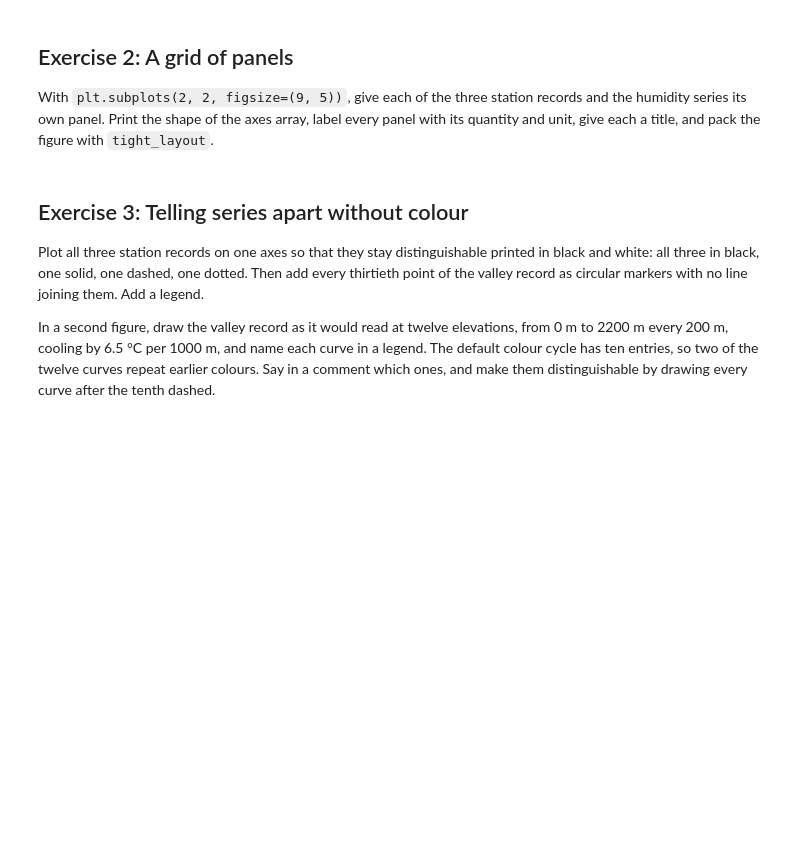
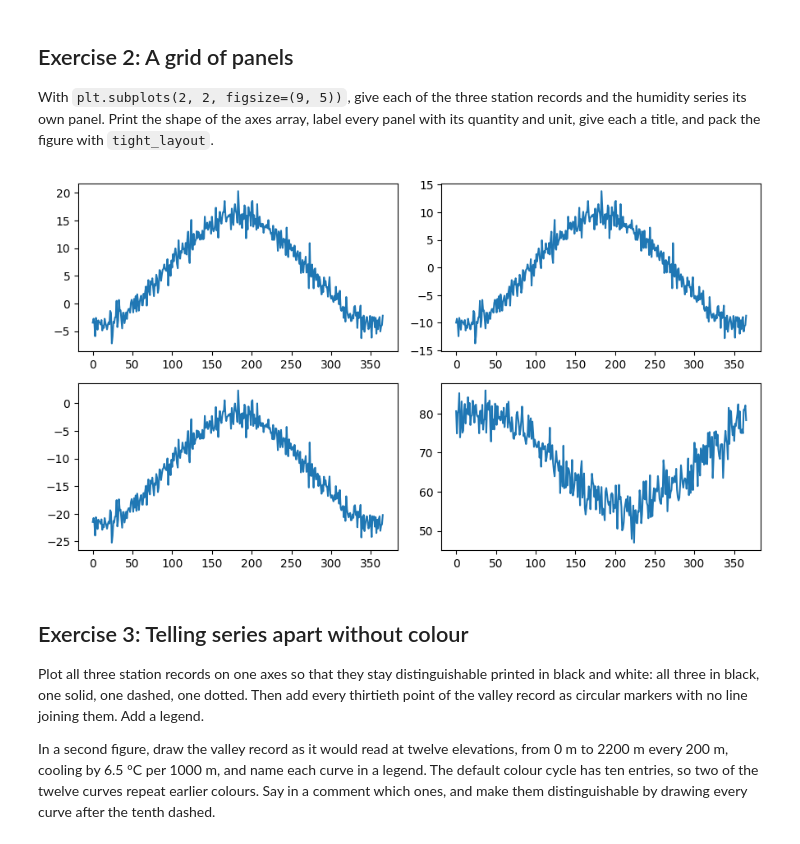
Before and after one commit to Lorena-garciamorais/2026_Intro_Python, a Jupyter notebook: live/part-I/1.4-matplotlib-and-xarray-exercises.ipynb, the cells around one changed output. Drawn from its saved outputs; the diff is of its cells as text; code cells hidden in the pictures; blank space fills up the shorter version.

```diff
--- a/live/part-I/1.4-matplotlib-and-xarray-exercises.ipynb
+++ b/live/part-I/1.4-matplotlib-and-xarray-exercises.ipynb
@@ -60,3 +68,24 @@ quantity and unit, give each a title, and pack the figure with `tight_layout`.
+# %%
+# Your solution here
+# 3 station : valley_celsius, ridge_celsius and mountain_celsius / humidity -> rh_percent
+
+ig, ax = plt.subplots(2, 2, figsize=(9, 5))
+
+ax[0,0].plot(days, valley_celsius)
+ax[0,1].plot(days, ridge_celsius)
+ax[1,0].plot(days, mountain_celsius)
+ax[1,1].plot(days, rh_percent)
+
+ax.set_xlabel("Days")
+
+ax[0,0].set_ylabel
+ax[0,0].set_title
+
+
+plt.tight_layout()
+plt.show()
+# %% [output]
+[figure, added]
 # %% [markdown]
 ## Exercise 3: Telling series apart without colour
 
```
Also changed, not shown: parts of 5 cells of this notebook.
